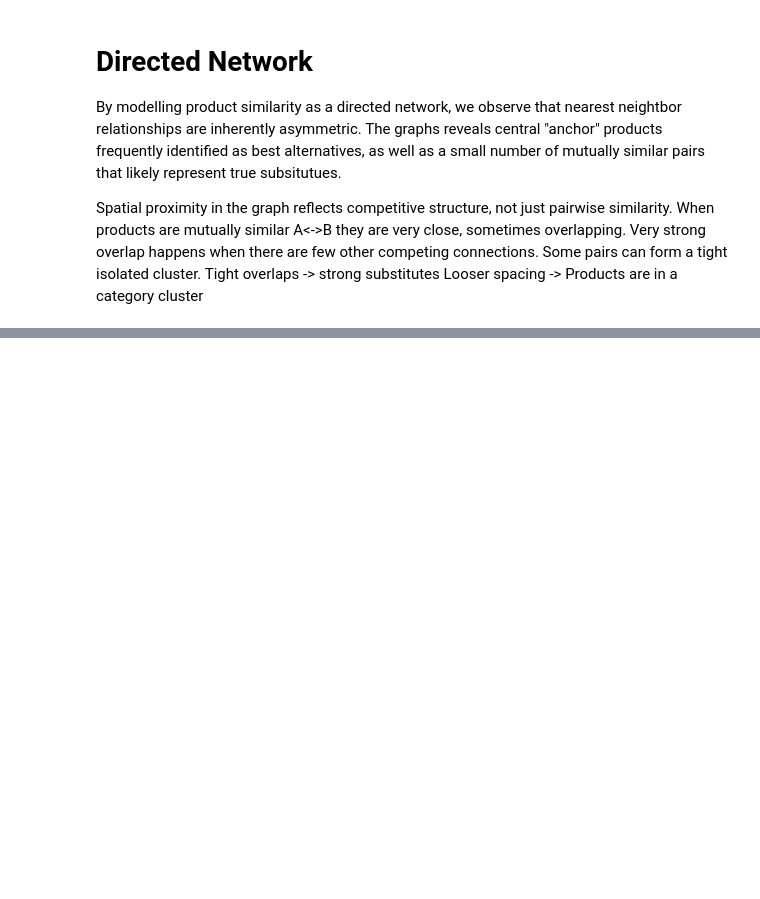
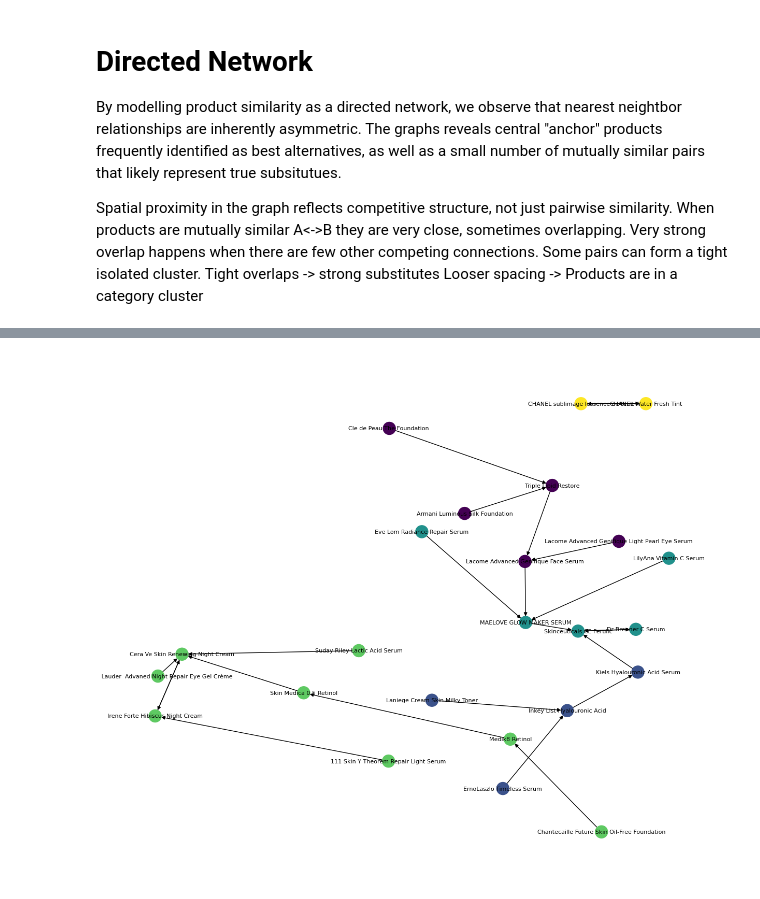
Before and after one commit to NayeliGuzman/cosmetic-ingredients-analyzer, a Jupyter notebook: ingredient-analyzer.ipynb, the cells around one changed output, grey strips where cells are left out. Cells and saved outputs as stored; diff of their text form; code cells hidden in the pictures; blank space fills up the shorter version.

Commit message:
updated notebook, application, expanded data files

```diff
--- a/ingredient-analyzer.ipynb
+++ b/ingredient-analyzer.ipynb
@@ -143,0 +154,9 @@ plt.show()
+# %%
+anchor_df = pd.DataFrame({
+    "Product": list(G.nodes()),
+    "in_degree": [G.in_degree(n) for n in G.nodes()],
+    "incoming_products": [
+        list(G.predecessors(n)) for n in G.nodes()
+    ]
+})
+df['anchor_score'] = df['in_degree'] / df['in_degree'].max()
@@ -143,0 +185,29 @@ plt.show()
+# %%
+import community as community_louvain
+
+# convert to undirected for community detection
+UG = G.to_undirected()
+
+partition = community_louvain.best_partition(UG)
+
+df['cluster'] = df['Product'].map(partition)
+# %%
+
+pos = nx.spring_layout(G, k=1.2, seed=42)
+
+plt.figure(figsize=(12,10))
+
+colors = [df.set_index('Product').loc[node, 'cluster'] for node in G.nodes()]
+
+nx.draw(
+    G,
+    pos,
+    node_color=colors,
+    with_labels=True,
+    node_size=300,
+    font_size=8
+)
+
+plt.show()
+# %% [output]
+[figure, added]
```
Also changed, not shown: parts of 7 cells of this notebook, 3 other files.
